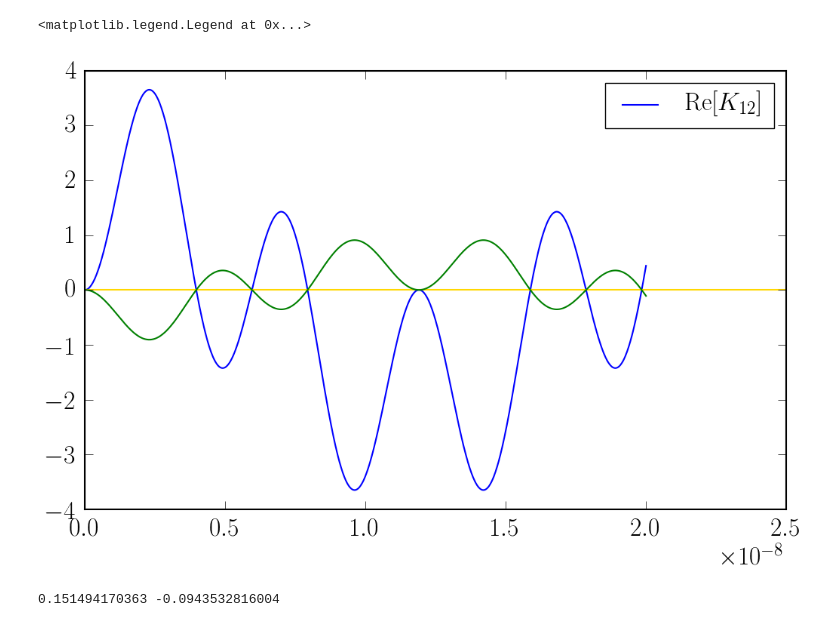
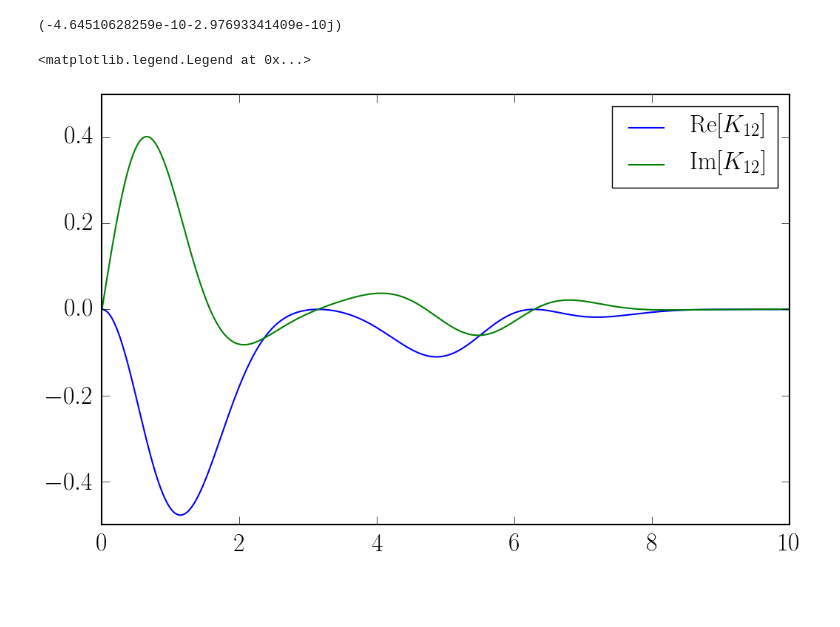
Before and after one commit to aapandy2/dielectric_tensor_tests, a Jupyter notebook: K_12_integral_test.ipynb, the cells around one changed output. Cells and saved outputs as stored; diff of their text form; code cells hidden in the pictures; blank space fills up the shorter version.

```diff
--- a/K_12_integral_test.ipynb
+++ b/K_12_integral_test.ipynb
@@ -35 +54,41 @@ pl.rcParams['ytick.direction']  = 'in'
+# %%
+def K_12_integral(tau, omega):
+    k_perp = omega / c * np.sin(theta)                  # wavevector perp component n = 1 approximation
+    k_z    = omega / c * np.cos(theta)                  # wavevector parallel comp. n = 1 approximation
+    lambd   = k_perp**2. * w_T**2. / (2. * omega_c**2.) # just a defined parameter
+    term1 = 2. * 1j * omega_p**2. / omega
+    term2 = np.sin(epsilon * omega_c * tau) * np.exp(1j * omega * tau)
+    term3 = (lambd * np.sin(epsilon * omega_c * tau / 2.)**2. - 1./2.)
+    term4 = np.exp(-2. * lambd * np.sin(epsilon * omega_c * tau / 2.)**2.)
+    term5 = np.exp(-w_T**2. * k_z**2. * tau**2. / 4.)
+    ans = term1 * term2 * term3 * term4 * term5
+    return ans
+# %%
+def K_12(omega):
+    real_part = quad(lambda tau: K_12_integral(tau, omega).real, 0., np.inf)
+    imag_part = quad(lambda tau: K_12_integral(tau, omega).imag, 0., np.inf)
+    ans = real_part[0] + imag_part[0] * 1j
+    return ans
+
+omega = np.linspace(0.51, 4.51, 100)
+
+def CPL(omega): #COLD PLASMA LIMIT
+    ans = 1j * omega_c * omega_p**2. / (omega * (omega_c**2. - omega**2.))
+    return ans
+
+print K_12(1000.)
+# %% [output]
+(-4.64510628259e-10-2.97693341409e-10j)
+# %%
+#PLOT OF INTEGRAND
+tau = np.linspace(0, 10, 1000)
+omega = 1.
+
+
+pl.plot(tau, K_12_integral(tau, omega).real, label='$\\mathrm{Re}[K_{12}]$')
+pl.plot(tau, K_12_integral(tau, omega).imag, label='$\\mathrm{Im}[K_{12}]$')
+pl.legend(loc='upper right')
+# %% [output]
+<matplotlib.legend.Legend at 0x...>
+[figure, added]
 # %%
@@ -92,19 +117,0 @@ def K_12_integral(tau):
-# %%
-tau = np.linspace(0, 2e-8, 1000)
-
-pl.plot(tau, K_12_integral(tau).real, label='$\\mathrm{Re}[K_{12}]$')
-pl.axhline(0., color='gold')
-pl.plot(tau, -np.sin(omega * tau) * np.sin(omega_c * tau))
-
-#pl.plot(tau, K_12_integral(tau).imag, label='$\\mathrm{Im}[K_{12}]$')
-pl.legend(loc='upper right')
-# %% [output]
-<matplotlib.legend.Legend at 0x...>
-[figure, removed]
-# %%
-real_part = quad(lambda tau: K_12_integral(tau).real, 0., np.inf)[0]
-imag_part = quad(lambda tau: K_12_integral(tau).imag, 0., np.inf)[0]
-
-print real_part, imag_part
-# %% [output]
-0.151494170363 -0.0943532816004
```
Also changed, not shown: parts of 5 cells of this notebook, 2 other files.
